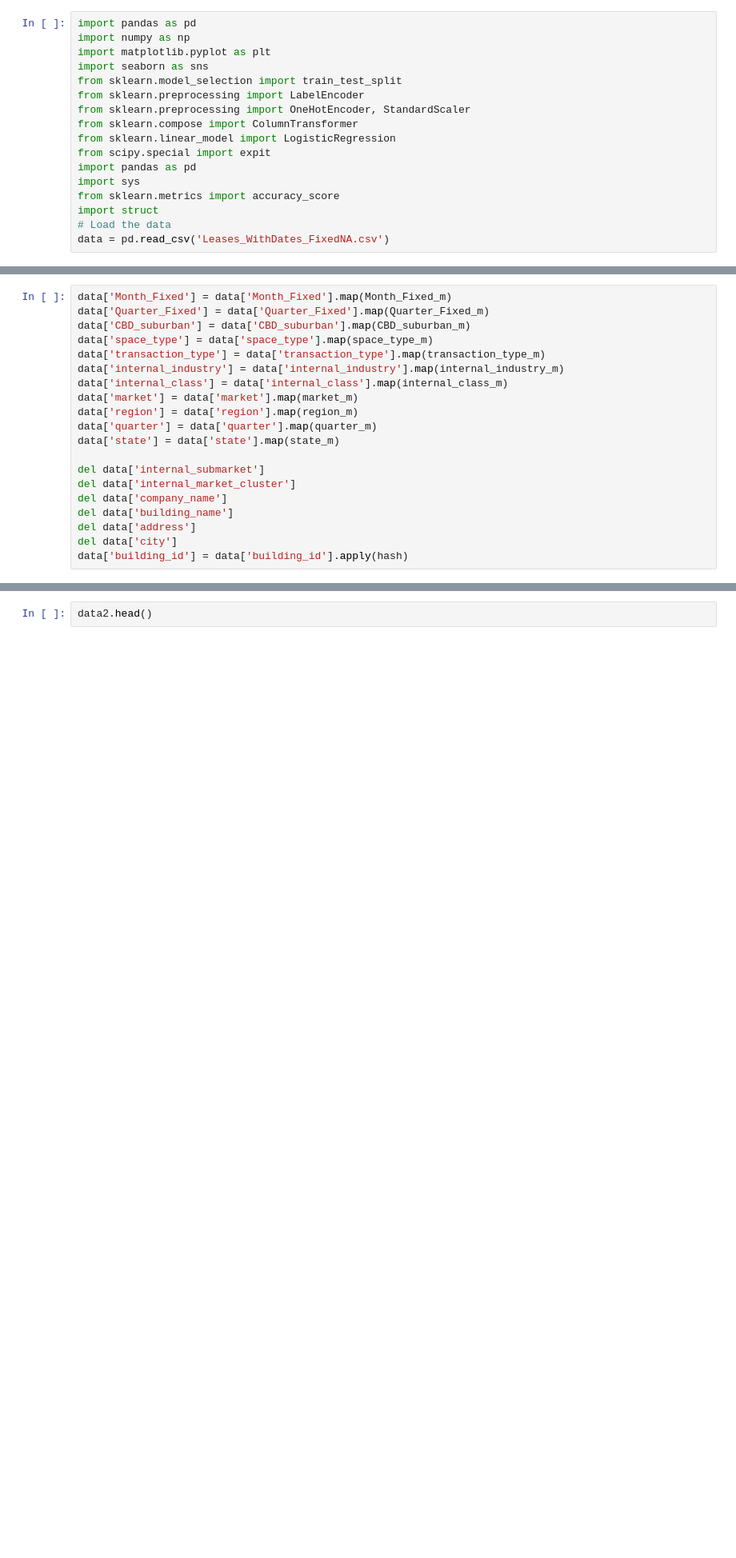
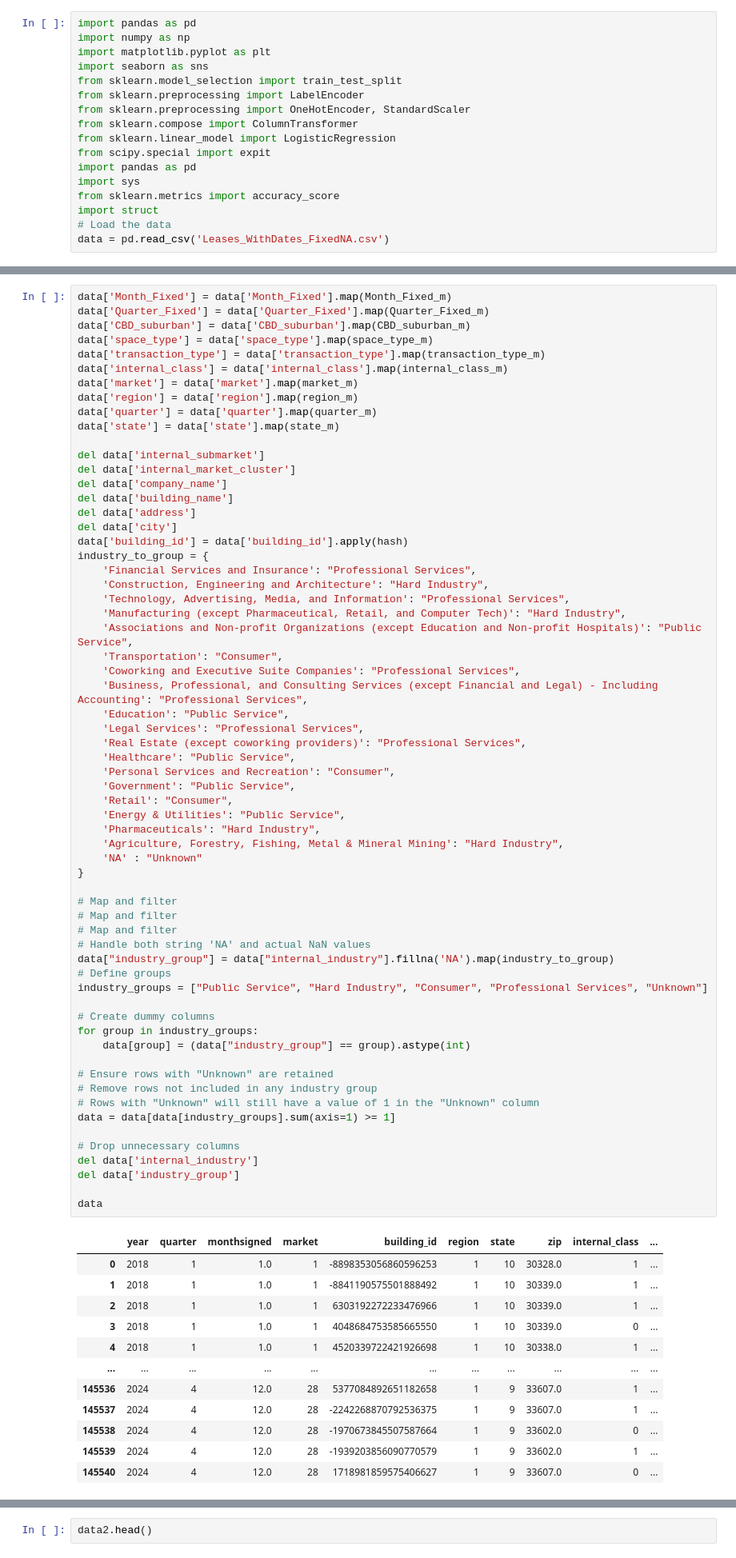
Before and after one commit to dplynn/Datafest-25, a Jupyter notebook: CookBook1.ipynb, the cells around one changed output, grey strips where cells are left out. Shown at 80% size. Drawn from its saved outputs; the diff is of its cells as text; blank space fills up the shorter version.

```diff
--- a/CookBook1.ipynb
+++ b/CookBook1.ipynb
@@ -288,20 +268,76 @@ state_m = {
 # %%
 data['Month_Fixed'] = data['Month_Fixed'].map(Month_Fixed_m)
 data['Quarter_Fixed'] = data['Quarter_Fixed'].map(Quarter_Fixed_m)
 data['CBD_suburban'] = data['CBD_suburban'].map(CBD_suburban_m)
 data['space_type'] = data['space_type'].map(space_type_m)
 data['transaction_type'] = data['transaction_type'].map(transaction_type_m)
-data['internal_industry'] = data['internal_industry'].map(internal_industry_m)
 data['internal_class'] = data['internal_class'].map(internal_class_m)
 data['market'] = data['market'].map(market_m)
 data['region'] = data['region'].map(region_m)
 data['quarter'] = data['quarter'].map(quarter_m)
 data['state'] = data['state'].map(state_m)
 
 del data['internal_submarket']
 del data['internal_market_cluster']
 del data['company_name']
 del data['building_name']
 del data['address']
 del data['city']
 data['building_id'] = data['building_id'].apply(hash)
+industry_to_group = {
+    'Financial Services and Insurance': "Professional Services",
+    'Construction, Engineering and Architecture': "Hard Industry",
+    'Technology, Advertising, Media, and Information': "Professional Services",
+    'Manufacturing (except Pharmaceutical, Retail, and Computer Tech)': "Hard Industry",
+    'Associations and Non-profit Organizations (except Education and Non-profit Hospitals)': "Public Service",
+    'Transportation': "Consumer",
+    'Coworking and Executive Suite Companies': "Professional Services",
+    'Business, Professional, and Consulting Services (except Financial and Legal) - Including Accounting': "Professional Services",
+    'Education': "Public Service",
+    'Legal Services': "Professional Services",
+    'Real Estate (except coworking providers)': "Professional Services",
+    'Healthcare': "Public Service",
+    'Personal Services and Recreation': "Consumer",
+    'Government': "Public Service",
+    'Retail': "Consumer",
+    'Energy & Utilities': "Public Service",
+    'Pharmaceuticals': "Hard Industry",
+    'Agriculture, Forestry, Fishing, Metal & Mineral Mining': "Hard Industry",
+    'NA' : "Unknown"
+}
+
+# Map and filter
+# Map and filter
+# Map and filter
+# Handle both string 'NA' and actual NaN values
+data["industry_group"] = data["internal_industry"].fillna('NA').map(industry_to_group)
+# Define groups
+industry_groups = ["Public Service", "Hard Industry", "Consumer", "Professional Services", "Unknown"]
+
+# Create dummy columns
+for group in industry_groups:
+    data[group] = (data["industry_group"] == group).astype(int)
+
+# Ensure rows with "Unknown" are retained
+# Remove rows not included in any industry group
+# Rows with "Unknown" will still have a value of 1 in the "Unknown" column
+data = data[data[industry_groups].sum(axis=1) >= 1]
+
+# Drop unnecessary columns
+del data['internal_industry']
+del data['industry_group']
+
+data
+# %% [output]
+|  | year | quarter | monthsigned | market | building_id | region | state | zip | internal_class | ... |
+| 0 | 2018 | 1 | 1.0 | 1 | -8898353056860596253 | 1 | 10 | 30328.0 | 1 | ... |
+| 1 | 2018 | 1 | 1.0 | 1 | -8841190575501888492 | 1 | 10 | 30339.0 | 1 | ... |
+| 2 | 2018 | 1 | 1.0 | 1 | 6303192272233476966 | 1 | 10 | 30339.0 | 1 | ... |
+| 3 | 2018 | 1 | 1.0 | 1 | 4048684753585665550 | 1 | 10 | 30339.0 | 0 | ... |
+| 4 | 2018 | 1 | 1.0 | 1 | 4520339722421926698 | 1 | 10 | 30338.0 | 1 | ... |
+| ... | ... | ... | ... | ... | ... | ... | ... | ... | ... | ... |
+| 145536 | 2024 | 4 | 12.0 | 28 | 5377084892651182658 | 1 | 9 | 33607.0 | 1 | ... |
+| 145537 | 2024 | 4 | 12.0 | 28 | -2242268870792536375 | 1 | 9 | 33607.0 | 1 | ... |
+| 145538 | 2024 | 4 | 12.0 | 28 | -1970673845507587664 | 1 | 9 | 33602.0 | 0 | ... |
+| 145539 | 2024 | 4 | 12.0 | 28 | -1939203856090770579 | 1 | 9 | 33602.0 | 1 | ... |
+| 145540 | 2024 | 4 | 12.0 | 28 | 1718981859575406627 | 1 | 9 | 33607.0 | 0 | ... |
```
Also changed, not shown: parts of 21 cells of this notebook.
